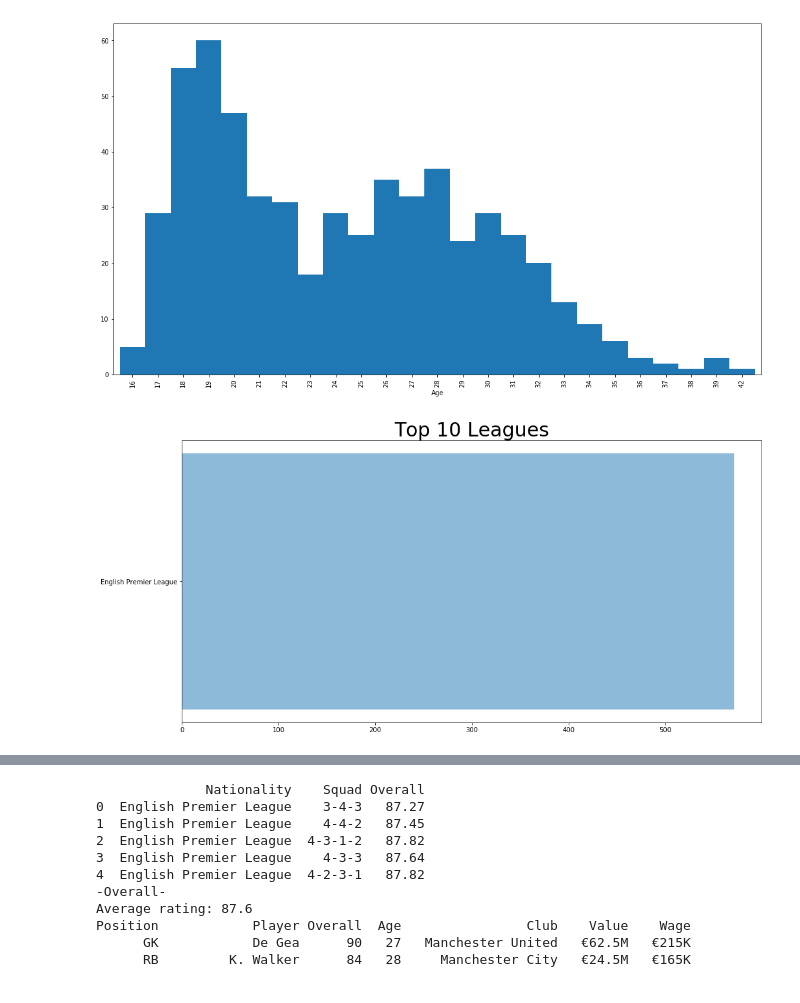
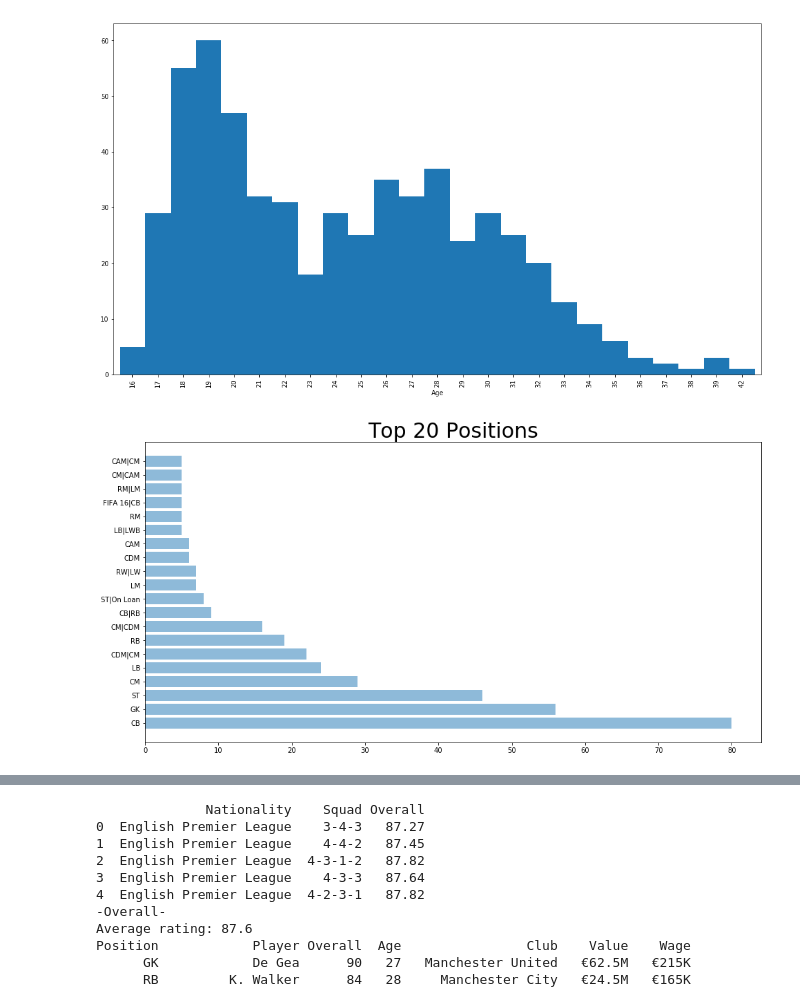
Before and after one commit to saidsef/ff18, a Jupyter notebook: ff18-prem.ipynb, the cells around one changed output, grey strips where cells are left out. Cells and saved outputs as stored; diff of their text form; code cells hidden in the pictures.

Commit message:
replaced leagues with potions

```diff
--- a/ff18-prem.ipynb
+++ b/ff18-prem.ipynb
@@ -87,13 +87,13 @@ plt.show()
 [figure]
 # %%
 plt.figure(figsize=(16,8))
-teams = FF18.groupby('League')['Name'].count().reset_index()
-teams = teams.sort_values('Name', ascending=False).head(10)
-plt.barh(teams['League'], teams['Name'], align='center', alpha=0.5)
-plt.title('Top 10 Leagues', fontsize=30)
+teams = FF18.groupby('Position')['Name'].count().reset_index()
+teams = teams.sort_values('Name', ascending=False).head(20)
+plt.barh(teams['Position'], teams['Name'], align='center', alpha=0.5)
+plt.title('Top 20 Positions', fontsize=30)
 plt.show()
 # %% [output]
-[figure, old version]
+[figure, new version]
 # %%
 def get_best_squad_n(formation, league, measurement = 'Overall'):
     FF18_copy = FF18.copy()
```
Also changed, not shown: parts of 1 cell of this notebook.
